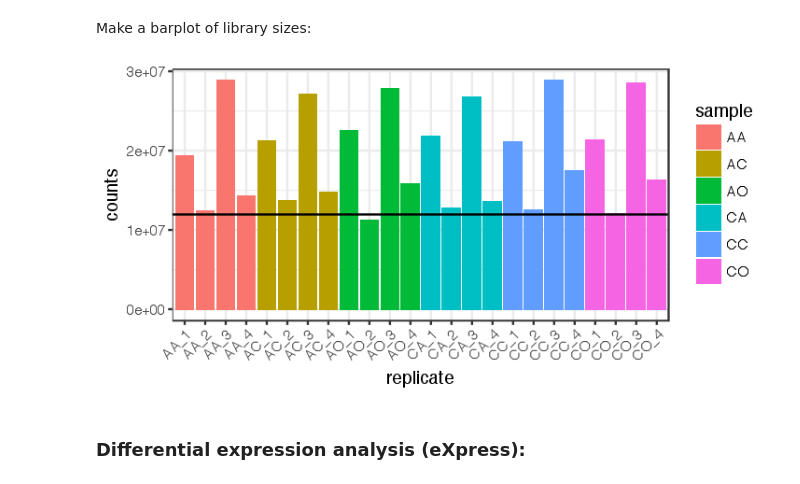
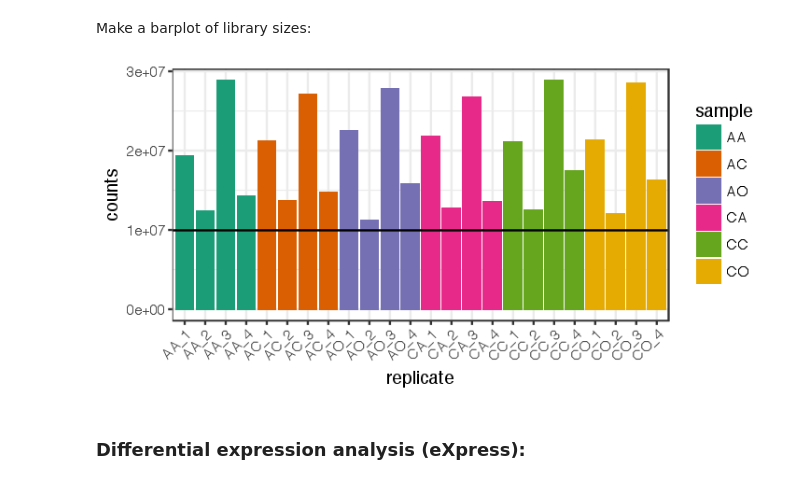
Before and after one commit to YazBraimah/Axenic.PM, a Jupyter notebook: R_analysis_pipeline.ipynb, the cells around one changed output. Cells and saved outputs as stored; diff of their text form; code cells hidden in the pictures.

```diff
--- a/R_analysis_pipeline.ipynb
+++ b/R_analysis_pipeline.ipynb
@@ -110,14 +120,15 @@ Make a barplot of library sizes:
 # %%
 options(repr.plot.width = 6, repr.plot.height = 3)
 # pdf("Figures/Library_sizes.pdf", width = 12, height = 4)
 ggplot(libSizes, aes(replicate, counts, fill = sample)) +
     geom_bar(stat="identity", position = "dodge") +
     theme_bw() +
     theme(axis.text.x = element_text(angle = 45, hjust = 1)) +
-    geom_hline(yintercept = 12000000)
+    geom_hline(yintercept = 10000000) +
+    scale_fill_brewer(palette="Dark2")
 # dev.off()
 # %% [output]
-[figure, old version]
+[figure, new version]
 # %% [markdown]
 ### Differential expression analysis (eXpress):
 # %% [markdown]
```
Also changed, not shown: parts of 55 cells of this notebook, 1 other file.
